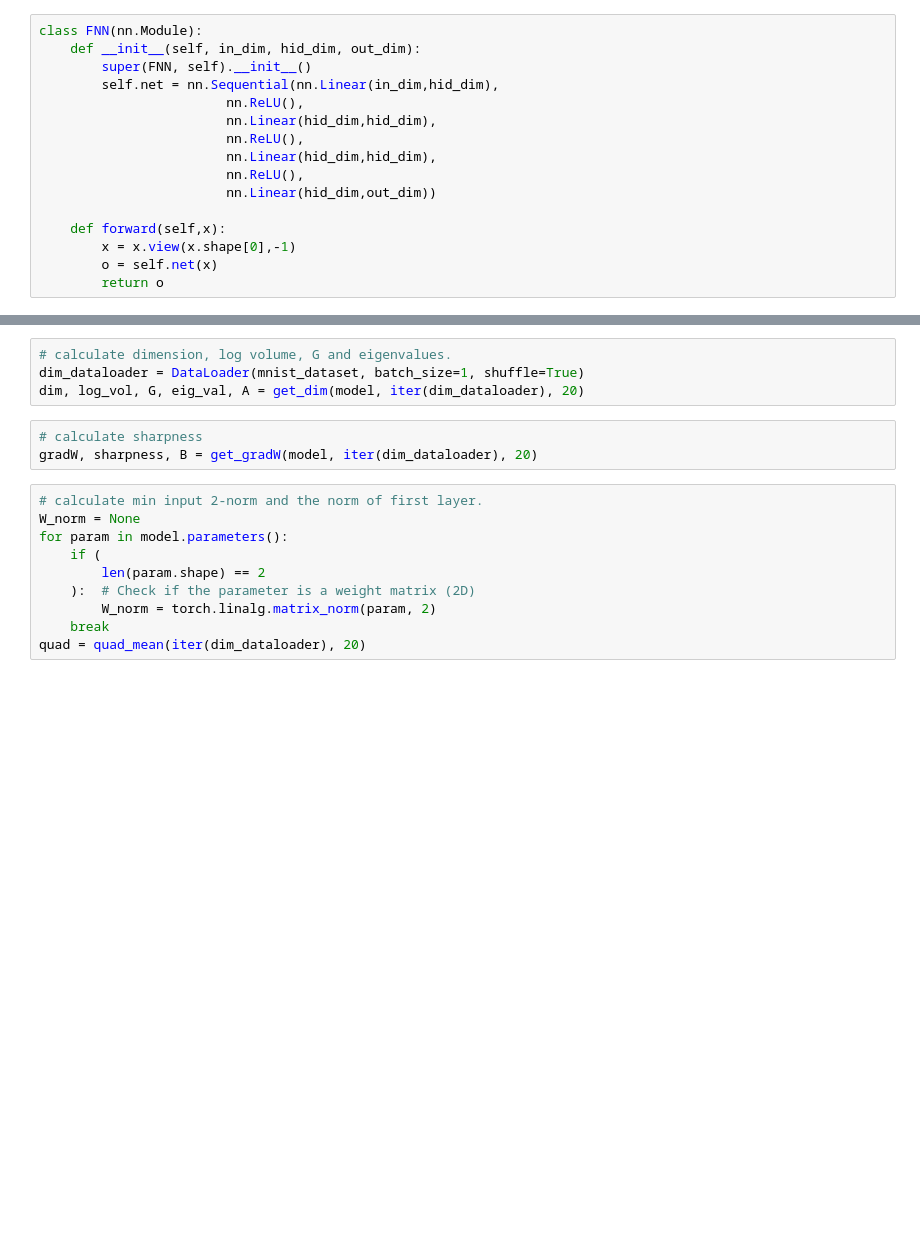
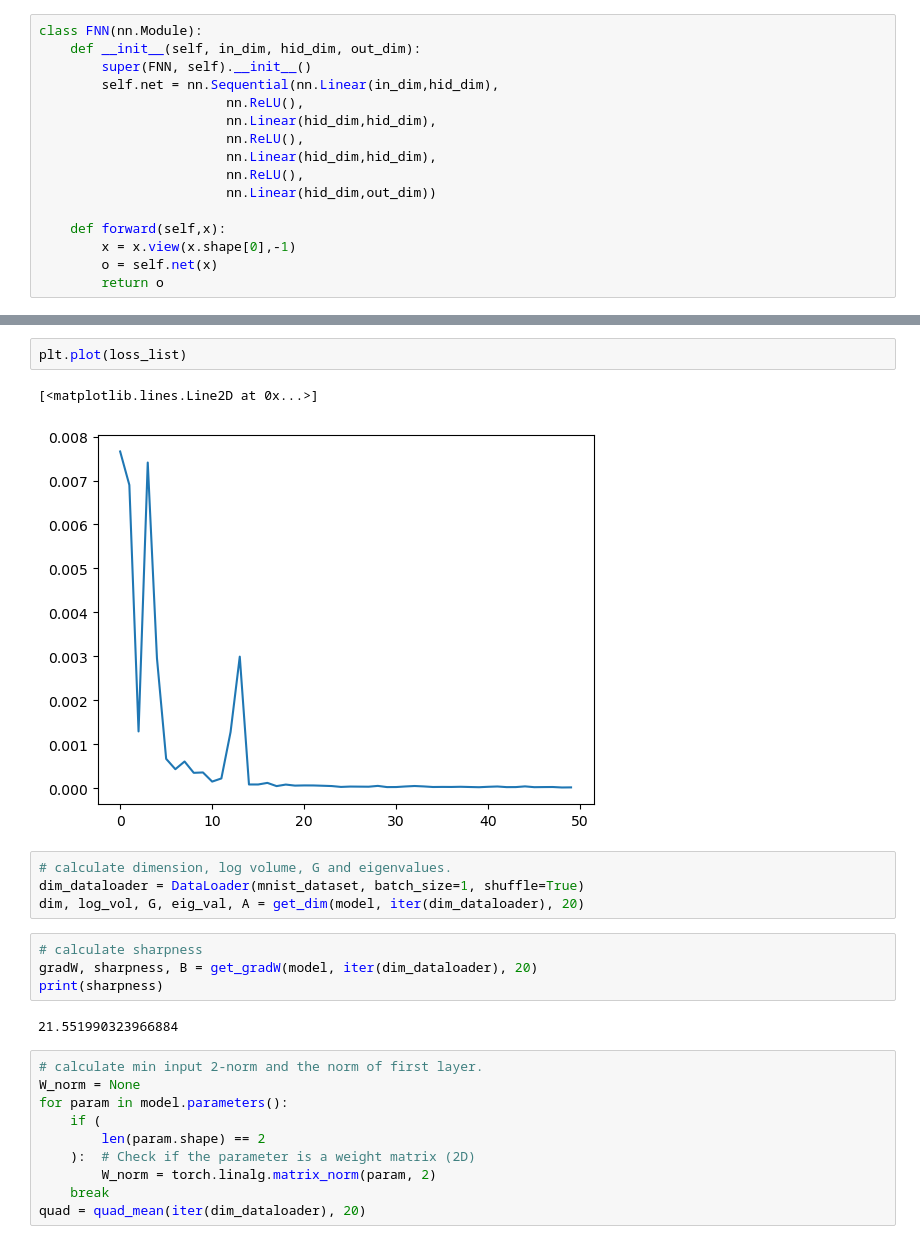
Before and after one commit to chinsengi/sharpdim, a Jupyter notebook: simpleFNN.ipynb, the cells around one changed output, grey strips where cells are left out. Cells and saved outputs as stored; diff of their text form; blank space fills up the shorter version.

```diff
--- a/simpleFNN.ipynb
+++ b/simpleFNN.ipynb
@@ -203,3 +183,8 @@ NameError: name 'FNN' is not defined
+# %%
+plt.plot(loss_list)
+# %% [output]
+[<matplotlib.lines.Line2D at 0x...>]
+[figure, added]
 # %%
 # calculate dimension, log volume, G and eigenvalues.
 dim_dataloader = DataLoader(mnist_dataset, batch_size=1, shuffle=True)
@@ -207,6 +192,9 @@ dim, log_vol, G, eig_val, A = get_dim(model, iter(dim_dataloader), 20)
 # %%
 # calculate sharpness
 gradW, sharpness, B = get_gradW(model, iter(dim_dataloader), 20)
+print(sharpness)
+# %% [output]
+21.551990323966884
 # %%
 # calculate min input 2-norm and the norm of first layer.
 W_norm = None
```
Also changed, not shown: parts of 5 cells of this notebook.
